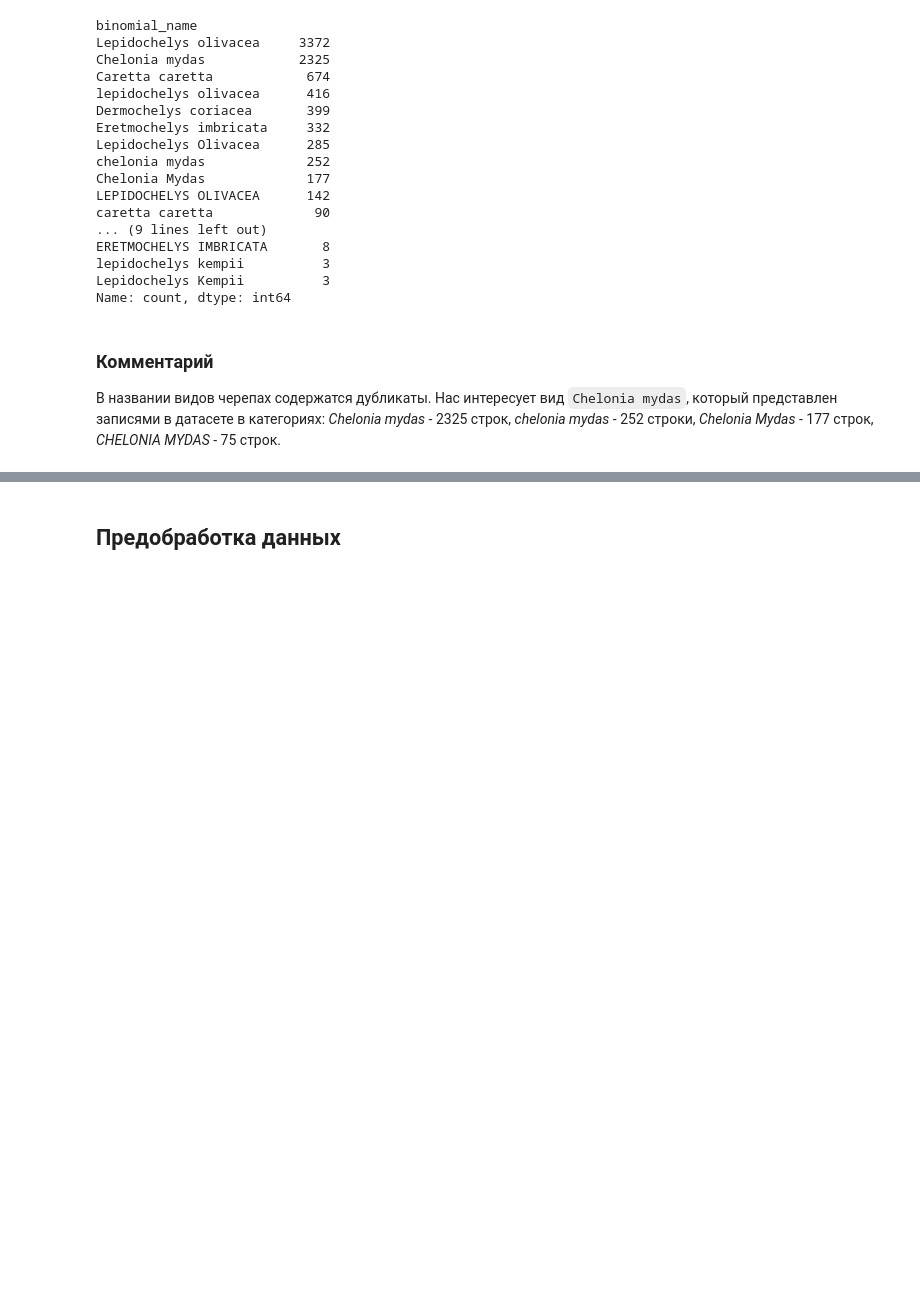
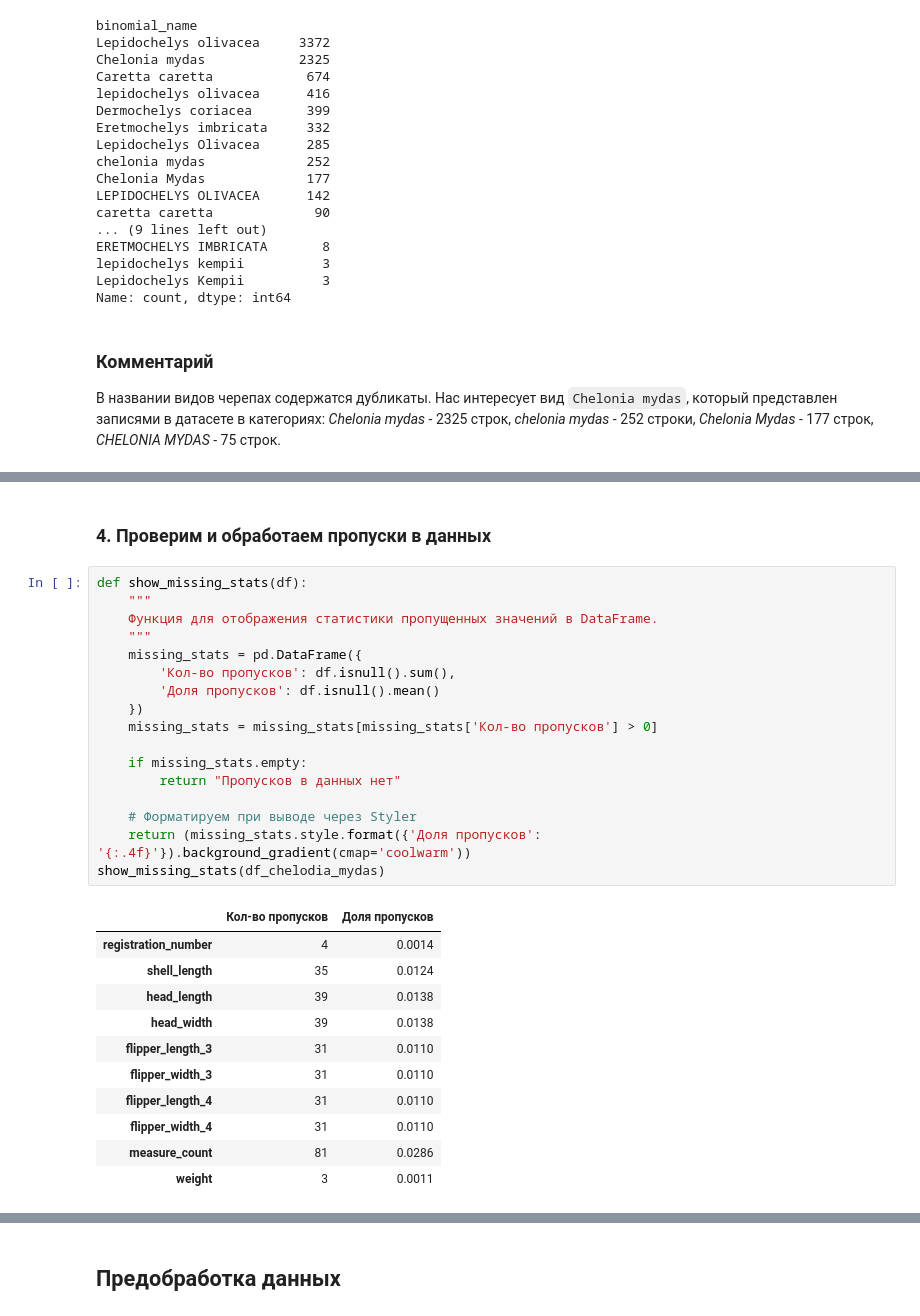
Before and after one commit to TemaQDX/project_turtle, a Jupyter notebook: project_turtle_sprint_10_Artem_Burov.ipynb, the cells around one changed output, grey strips where cells are left out. Saved outputs shown, nothing was run; the diff lists cells and outputs as text; blank space fills up the shorter version.

```diff
--- a/project_turtle_sprint_10_Artem_Burov.ipynb
+++ b/project_turtle_sprint_10_Artem_Burov.ipynb
@@ -177,0 +240,31 @@ Name: count, dtype: int64
+# %% [markdown]
+### 4. Проверим и обработаем пропуски в данных
+# %%
+def show_missing_stats(df):
+    """
+    Функция для отображения статистики пропущенных значений в DataFrame.
+    """
+    missing_stats = pd.DataFrame({
+        'Кол-во пропусков': df.isnull().sum(),
+        'Доля пропусков': df.isnull().mean()
+    })
+    missing_stats = missing_stats[missing_stats['Кол-во пропусков'] > 0]
+
+    if missing_stats.empty:
+        return "Пропусков в данных нет"
+
+    # Форматируем при выводе через Styler
+    return (missing_stats.style.format({'Доля пропусков': '{:.4f}'}).background_gradient(cmap='coolwarm'))
+show_missing_stats(df_chelodia_mydas)
+# %% [output]
+|  | Кол-во пропусков | Доля пропусков |
+| registration_number | 4 | 0.0014 |
+| shell_length | 35 | 0.0124 |
+| head_length | 39 | 0.0138 |
+| head_width | 39 | 0.0138 |
+| flipper_length_3 | 31 | 0.0110 |
+| flipper_width_3 | 31 | 0.0110 |
+| flipper_length_4 | 31 | 0.0110 |
+| flipper_width_4 | 31 | 0.0110 |
+| measure_count | 81 | 0.0286 |
+| weight | 3 | 0.0011 |
```
Also changed, not shown: parts of 17 cells of this notebook.
